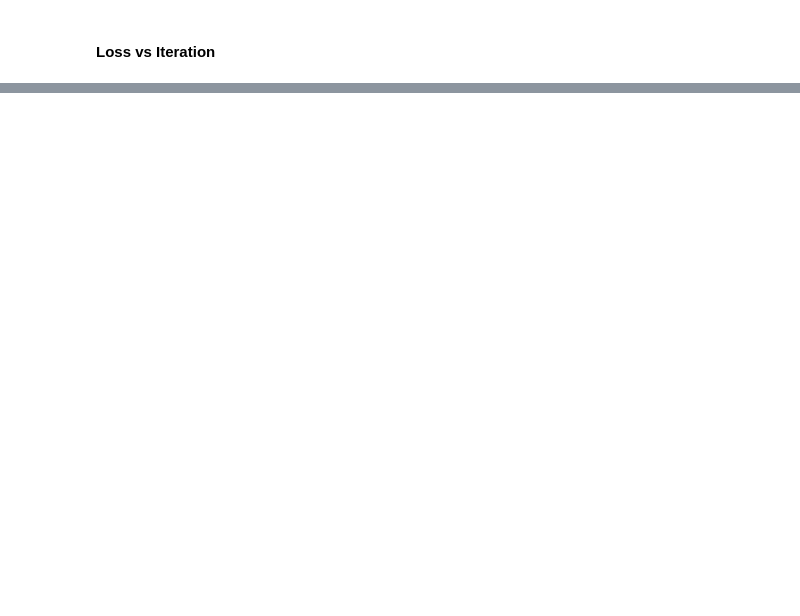
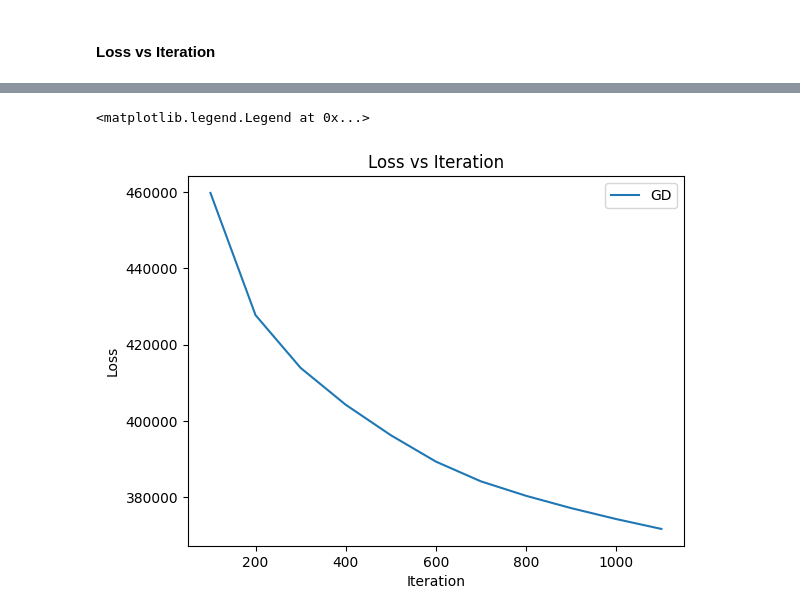
Before and after one commit to l-yunxi/optimisation-multiclass-regression, a Jupyter notebook: homework_optimization.ipynb, the cells around one changed output, grey strips where cells are left out. Cells and saved outputs as stored; diff of their text form; code cells hidden in the pictures; blank space fills up the shorter version.

```diff
--- a/homework_optimization.ipynb
+++ b/homework_optimization.ipynb
@@ -680,0 +707,10 @@ plt.legend()
+# %%
+# loss vs iter - GD test
+plt.plot(gf_iter1, gd_loss1, label = 'GD')
+plt.xlabel('Iteration')
+plt.ylabel('Loss')
+plt.title('Loss vs Iteration')
+plt.legend()
+# %% [output]
+<matplotlib.legend.Legend at 0x...>
+[figure, added]
```
Also changed, not shown: parts of 39 cells of this notebook.
